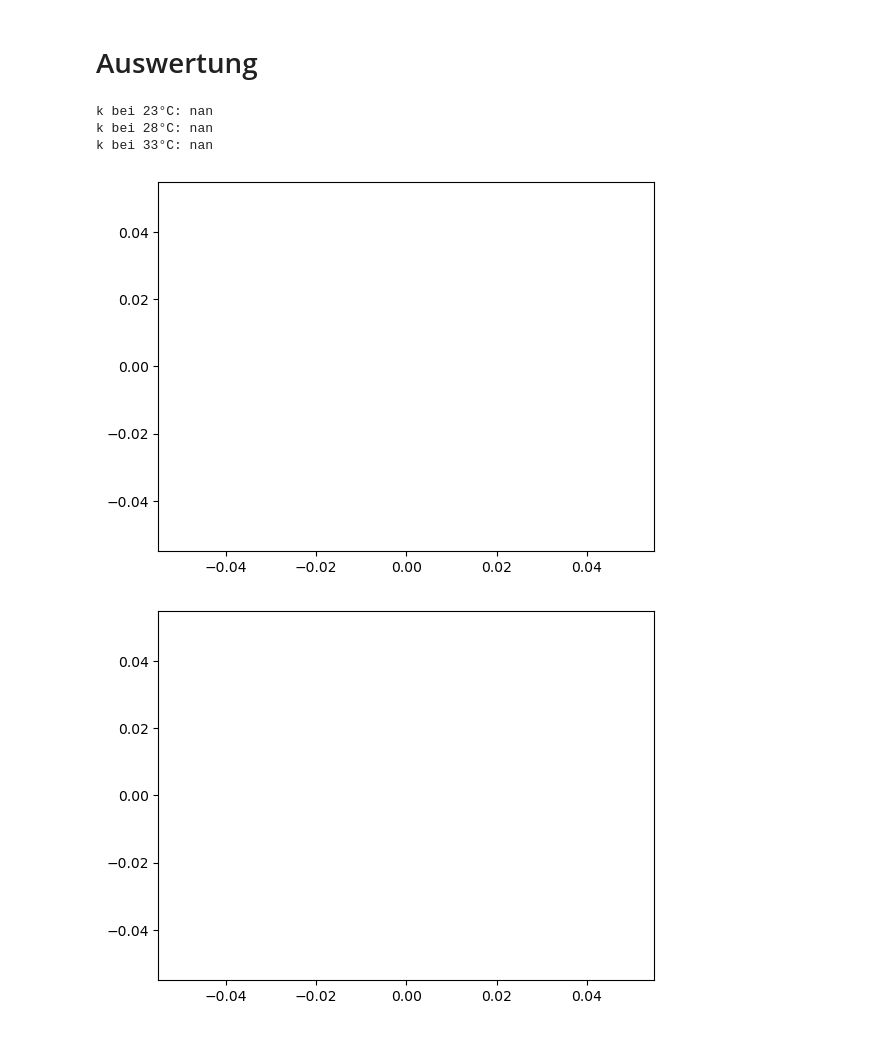
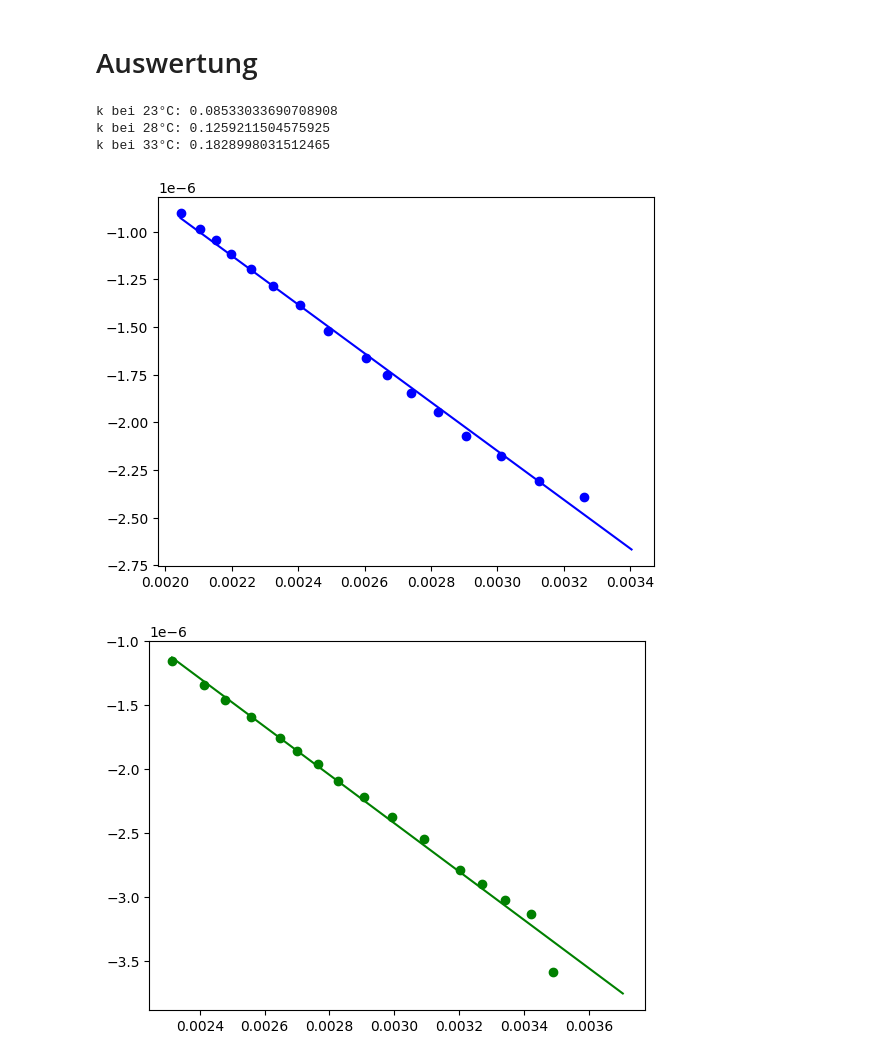
Before and after one commit to Rankenstein678/PC_Praktikum_1, a Jupyter notebook: P5.ipynb, the cells around one changed output. Saved outputs shown, nothing was run; the diff lists cells and outputs as text; code cells hidden in the pictures.

```diff
--- a/P5.ipynb
+++ b/P5.ipynb
@@ -68,36 +167,32 @@ K_C_inf = 1
 # %% [markdown]
 # Auswertung
 # %%
-def Graph(Kappa0, Kappa_inf, Kappa_Messung, Zeit_Messung):
-    X_Werte = []
-    Y_Werte = []
-    for i in range(len(Zeit_Messung)):
-        X_Werte.append(Kappa_Messung - Kappa_inf)
-        Y_Werte.append((Kappa_Messung - Kappa0) / Zeit_Messung)
-    return [np.array(X_Werte), np.array(Y_Werte)]
+
 
 colors = {
     23 : "b",
     28 : "g",
     33 : "r"
 }
 
-def Auswertung(K0, K_inf, Ks, ts, T):
+
+def Auswertung(K0 , Ks, ts, T):
     fig, ax = plt.subplots()
-    Xs, Ys = Graph(K0, K_inf, Ks, ts)
-    ax.scatter(Xs, Ys,c=colors[T])
-    Fitwerte = linregress(Xs, Ys)
+    Xs = Ks
+    Ys = (Ks-K0) / ts
+    ax.scatter(Xs[1:], Ys[1:],c=colors[T])
+    Fitwerte = linregress(Xs[1:], Ys[1:])
     ax.plot(Xs, Xs * Fitwerte.slope + Fitwerte.intercept, c = colors[T])
     k = Fitwerte.slope / (-1 * 0.5 * c_ges)
     print(f"k bei {T}°C: {k}")
     return k
 
-k_A = Auswertung(K0_A, K_A_inf, Ks_A, ts_A, 23)
-k_B = Auswertung(K0_B, K_B_inf, Ks_B, ts_B, 28)
-k_C = Auswertung(K0_C, K_C_inf, Ks_C, ts_C, 33)
+k_A = Auswertung(K0_A, Ks_A, ts_A, 23)
+k_B = Auswertung(K0_B, Ks_B, ts_B, 28)
+k_C = Auswertung(K0_C, Ks_C, ts_C, 33)
 # %% [output]
-k bei 23°C: nan
-k bei 28°C: nan
-k bei 33°C: nan
+k bei 23°C: 0.08533033690708908
+k bei 28°C: 0.1259211504575925
+k bei 33°C: 0.1828998031512465
-[figure, old version]
+[figure, new version]
-[figure, old version]
+[figure, new version]
```
Also changed, not shown: parts of 5 cells of this notebook.
